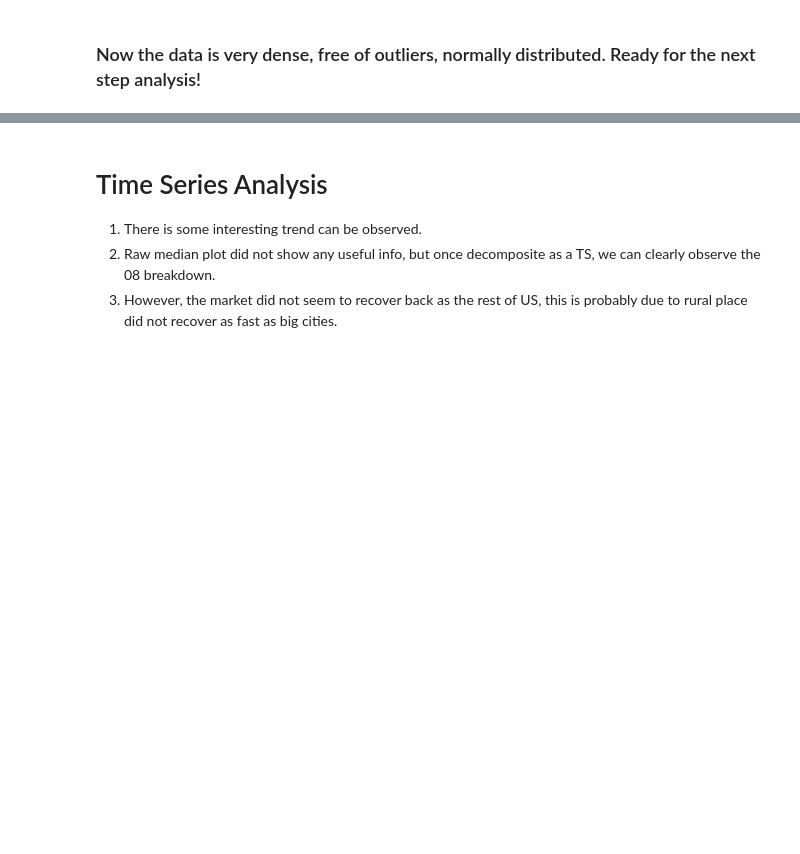
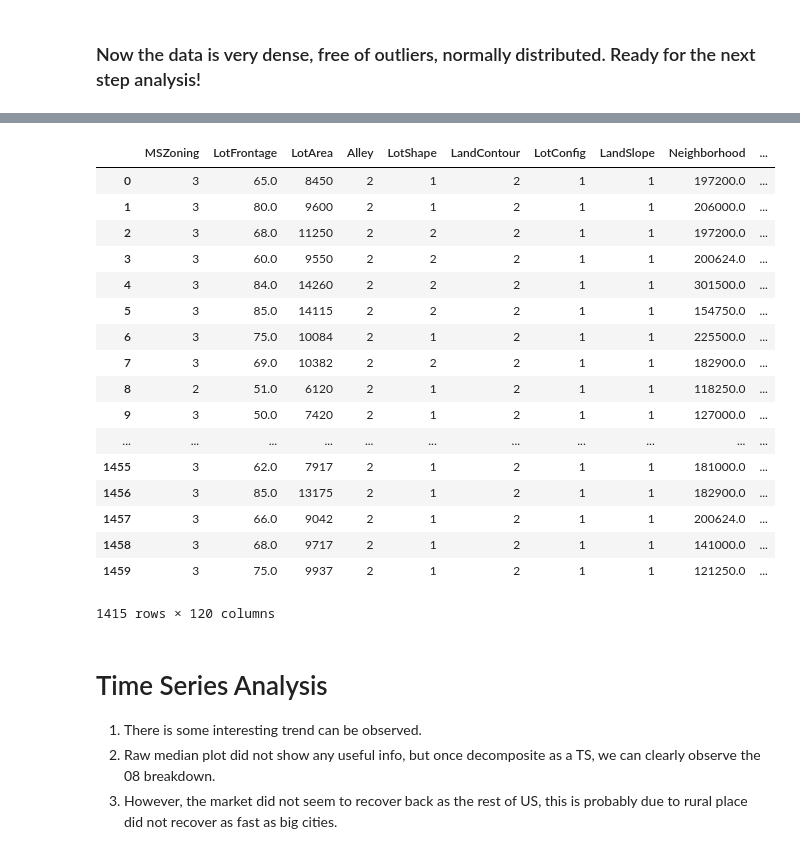
Before and after one commit to wonderlives/House-Prices-Advanced-Regression-Techniques, a Jupyter notebook: [Roger]DataClean&FeatureEngSelect&Clustering.ipynb, the cells around one changed output, grey strips where cells are left out. Drawn from its saved outputs; the diff is of its cells as text; code cells hidden in the pictures; blank space fills up the shorter version.

```diff
--- a/[Roger]DataClean&FeatureEngSelect&Clustering.ipynb
+++ b/[Roger]DataClean&FeatureEngSelect&Clustering.ipynb
@@ -569,3 +548,24 @@ trainLog
+# %%
+train
+# %% [output]
+|  | MSZoning | LotFrontage | LotArea | Alley | LotShape | LandContour | LotConfig | LandSlope | Neighborhood | ... |
+| 0 | 3 | 65.0 | 8450 | 2 | 1 | 2 | 1 | 1 | 197200.0 | ... |
+| 1 | 3 | 80.0 | 9600 | 2 | 1 | 2 | 1 | 1 | 206000.0 | ... |
+| 2 | 3 | 68.0 | 11250 | 2 | 2 | 2 | 1 | 1 | 197200.0 | ... |
+| 3 | 3 | 60.0 | 9550 | 2 | 2 | 2 | 1 | 1 | 200624.0 | ... |
+| 4 | 3 | 84.0 | 14260 | 2 | 2 | 2 | 1 | 1 | 301500.0 | ... |
+| 5 | 3 | 85.0 | 14115 | 2 | 2 | 2 | 1 | 1 | 154750.0 | ... |
+| 6 | 3 | 75.0 | 10084 | 2 | 1 | 2 | 1 | 1 | 225500.0 | ... |
+| 7 | 3 | 69.0 | 10382 | 2 | 2 | 2 | 1 | 1 | 182900.0 | ... |
+| 8 | 2 | 51.0 | 6120 | 2 | 1 | 2 | 1 | 1 | 118250.0 | ... |
+| 9 | 3 | 50.0 | 7420 | 2 | 1 | 2 | 1 | 1 | 127000.0 | ... |
+| ... | ... | ... | ... | ... | ... | ... | ... | ... | ... | ... |
+| 1455 | 3 | 62.0 | 7917 | 2 | 1 | 2 | 1 | 1 | 181000.0 | ... |
+| 1456 | 3 | 85.0 | 13175 | 2 | 1 | 2 | 1 | 1 | 182900.0 | ... |
+| 1457 | 3 | 66.0 | 9042 | 2 | 1 | 2 | 1 | 1 | 200624.0 | ... |
+| 1458 | 3 | 68.0 | 9717 | 2 | 1 | 2 | 1 | 1 | 141000.0 | ... |
+| 1459 | 3 | 75.0 | 9937 | 2 | 1 | 2 | 1 | 1 | 121250.0 | ... |
+1415 rows × 120 columns
 # %%
 # Save
 train.to_csv("train_120feats_Dense_OutlierFree_NoTransform.csv")
```
Also changed, not shown: parts of 1 cell of this notebook.
